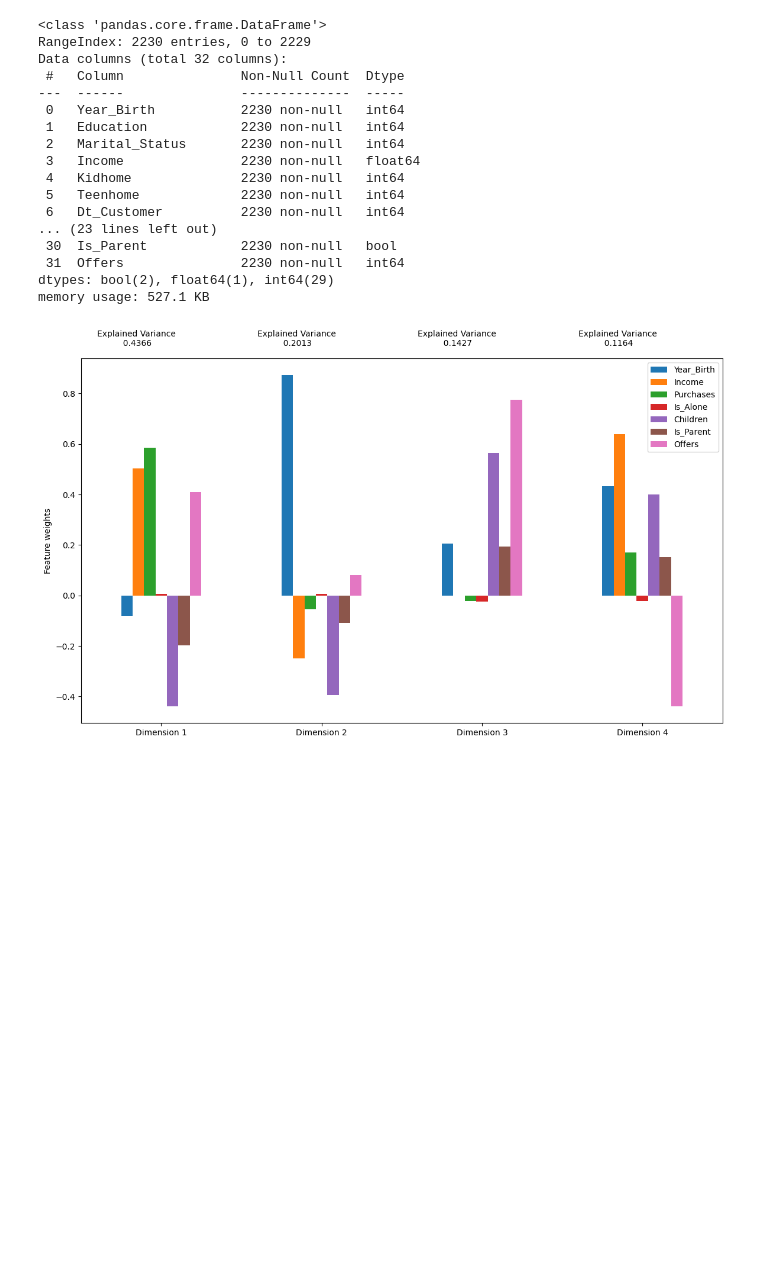
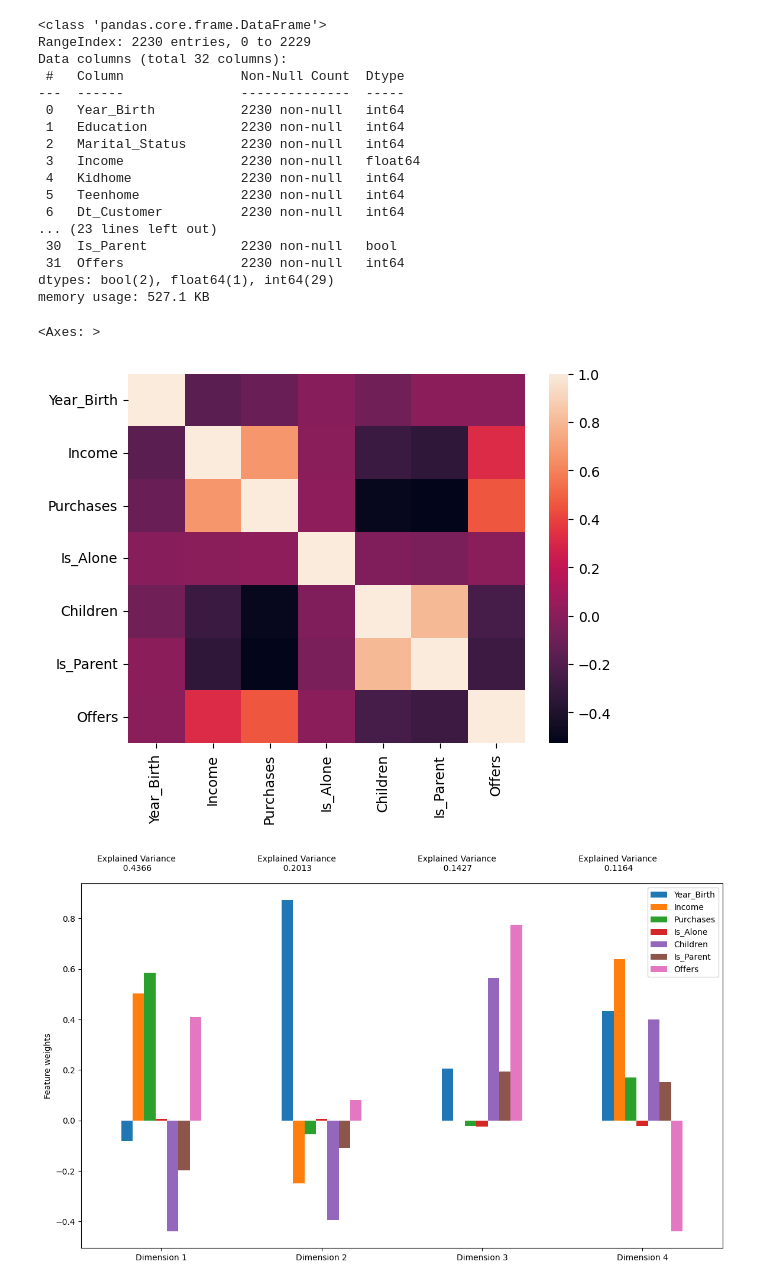
Before and after one commit to antonella-giovannetti/customer-personality-analysis, a Jupyter notebook: analysis/dimensional_reduction.ipynb, the cells around one changed output. Drawn from its saved outputs; the diff is of its cells as text; code cells hidden in the pictures; blank space fills up the shorter version.

Commit message:
:fix: nez heatmap

```diff
--- a/analysis/dimensional_reduction.ipynb
+++ b/analysis/dimensional_reduction.ipynb
@@ -29,6 +31,12 @@ memory usage: 527.1 KB
 dataframe.drop(columns=['Marital_Status', 'Education', 'MntFruits', 'AcceptedCmp2', 'Response', 'NumCatalogPurchases' , 'Dt_Customer', 'Teenhome', 'Recency', 'AcceptedCmp3', 'Complain', 'Kidhome', 'NumWebVisitsMonth', 'MntWines', 'MntFishProducts', 'MntMeatProducts','MntSweetProducts', 'MntGoldProds', 'NumWebPurchases','NumStorePurchases', 'AcceptedCmp5', 'AcceptedCmp4', 'AcceptedCmp1', 'NumDealsPurchases', 'Family_Size'], inplace=True)
 dataframe.to_csv('../data/cleaned/marketing_campaign_reduction_drop_columns.csv', index=False)
 dataframe = scale_dataframe(dataframe)
+# %%
+correlation_matrix = dataframe.corr()
+heatmap(correlation_matrix)
+# %% [output]
+<Axes: >
+[figure, added]
 # %%
 pca = PCA(n_components=4)
 pca = pca.fit(dataframe)
```
Also changed, not shown: parts of 1 cell of this notebook.
